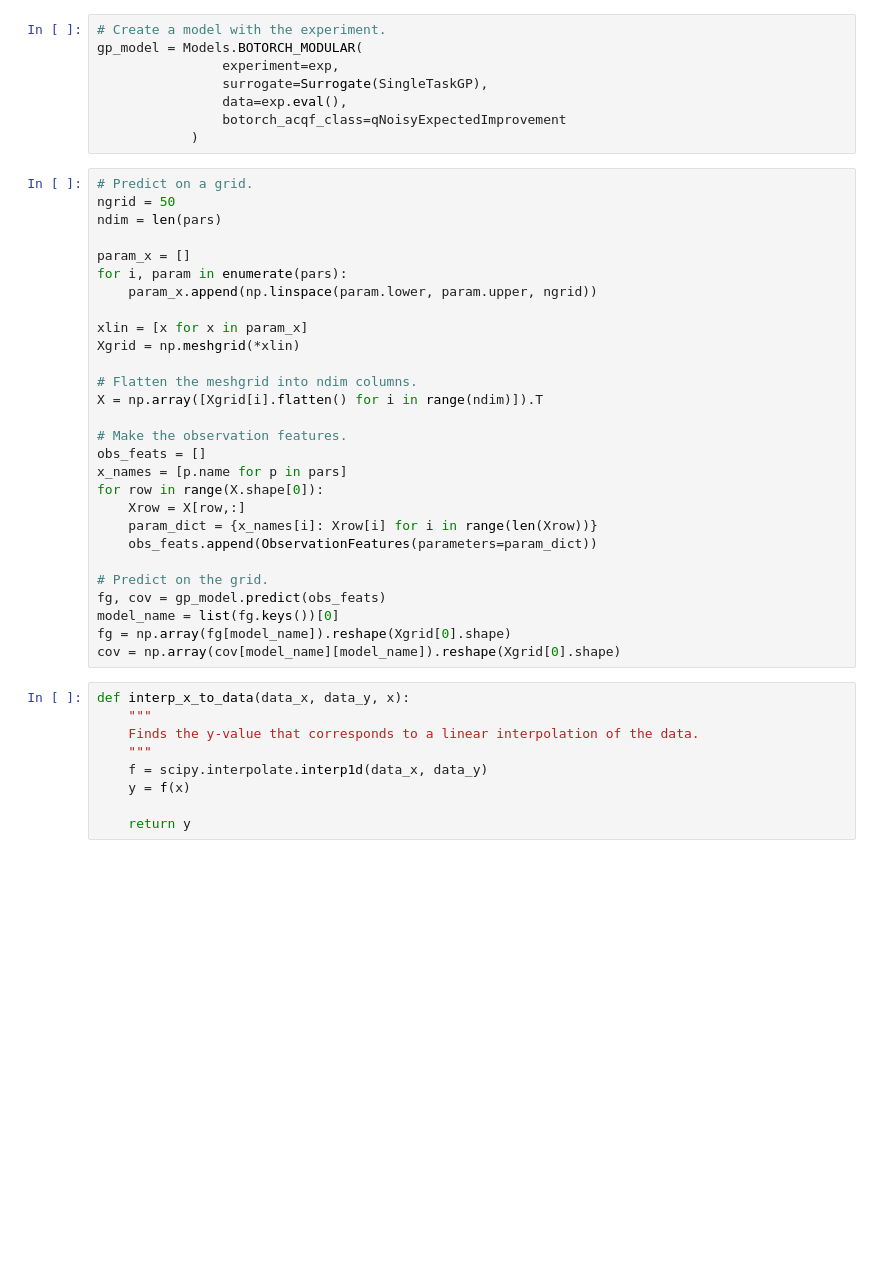
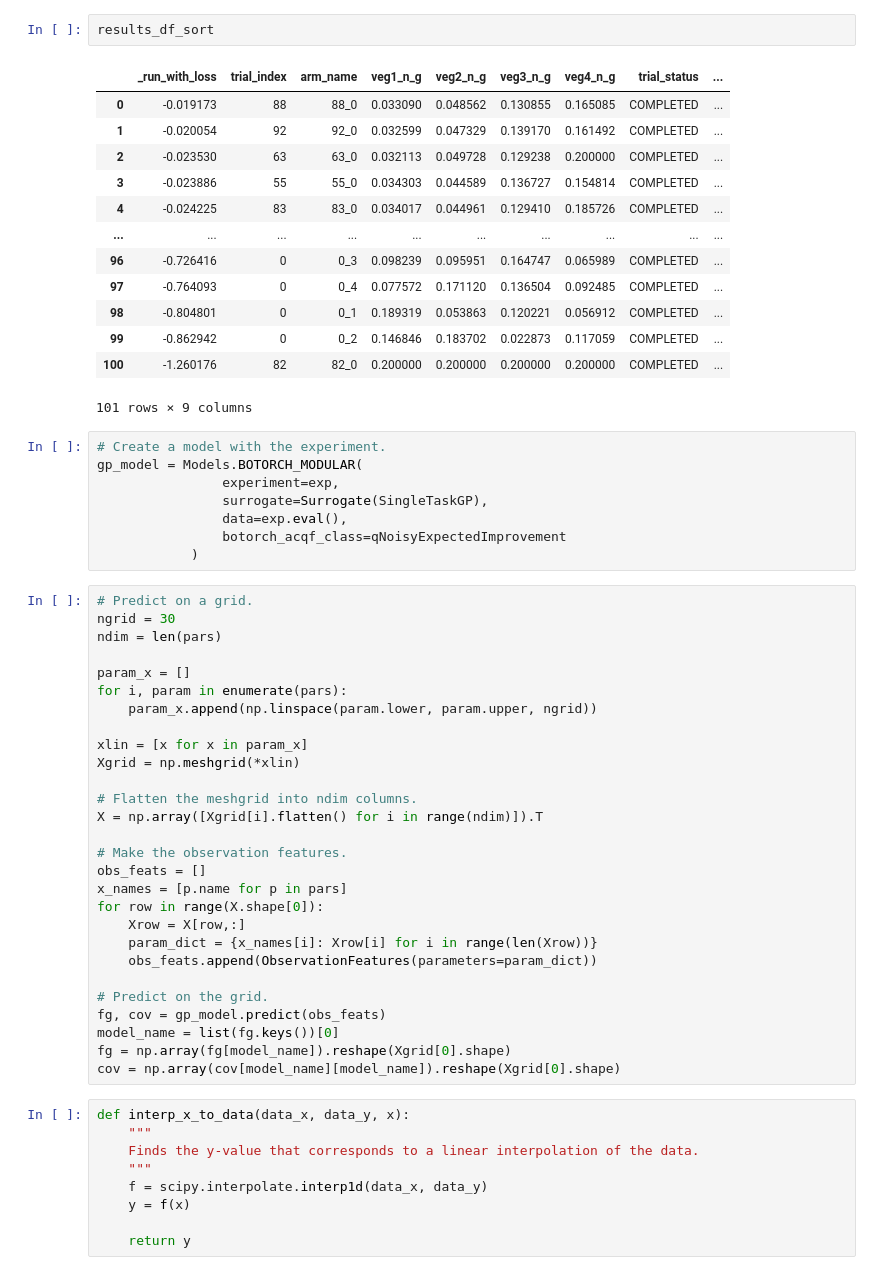
Before and after one commit to alex-l-young/rasopt, a Jupyter notebook: examples/model_marginals.ipynb, the cells around one changed output. Saved outputs shown, nothing was run; the diff lists cells and outputs as text; blank space fills up the shorter version.

```diff
--- a/examples/model_marginals.ipynb
+++ b/examples/model_marginals.ipynb
@@ -35,3 +49,19 @@ results_df.head()
+# %%
+results_df_sort
+# %% [output]
+|  | _run_with_loss | trial_index | arm_name | veg1_n_g | veg2_n_g | veg3_n_g | veg4_n_g | trial_status | ... |
+| 0 | -0.019173 | 88 | 88_0 | 0.033090 | 0.048562 | 0.130855 | 0.165085 | COMPLETED | ... |
+| 1 | -0.020054 | 92 | 92_0 | 0.032599 | 0.047329 | 0.139170 | 0.161492 | COMPLETED | ... |
+| 2 | -0.023530 | 63 | 63_0 | 0.032113 | 0.049728 | 0.129238 | 0.200000 | COMPLETED | ... |
+| 3 | -0.023886 | 55 | 55_0 | 0.034303 | 0.044589 | 0.136727 | 0.154814 | COMPLETED | ... |
+| 4 | -0.024225 | 83 | 83_0 | 0.034017 | 0.044961 | 0.129410 | 0.185726 | COMPLETED | ... |
+| ... | ... | ... | ... | ... | ... | ... | ... | ... | ... |
+| 96 | -0.726416 | 0 | 0_3 | 0.098239 | 0.095951 | 0.164747 | 0.065989 | COMPLETED | ... |
+| 97 | -0.764093 | 0 | 0_4 | 0.077572 | 0.171120 | 0.136504 | 0.092485 | COMPLETED | ... |
+| 98 | -0.804801 | 0 | 0_1 | 0.189319 | 0.053863 | 0.120221 | 0.056912 | COMPLETED | ... |
+| 99 | -0.862942 | 0 | 0_2 | 0.146846 | 0.183702 | 0.022873 | 0.117059 | COMPLETED | ... |
+| 100 | -1.260176 | 82 | 82_0 | 0.200000 | 0.200000 | 0.200000 | 0.200000 | COMPLETED | ... |
+101 rows × 9 columns
 # %%
 # Create a model with the experiment.
 gp_model = Models.BOTORCH_MODULAR(
@@ -42,7 +72,7 @@ gp_model = Models.BOTORCH_MODULAR(
             )
 # %%
 # Predict on a grid.
-ngrid = 50
+ngrid = 30
 ndim = len(pars)
 
 param_x = []
```
Also changed, not shown: parts of 4 cells of this notebook.
